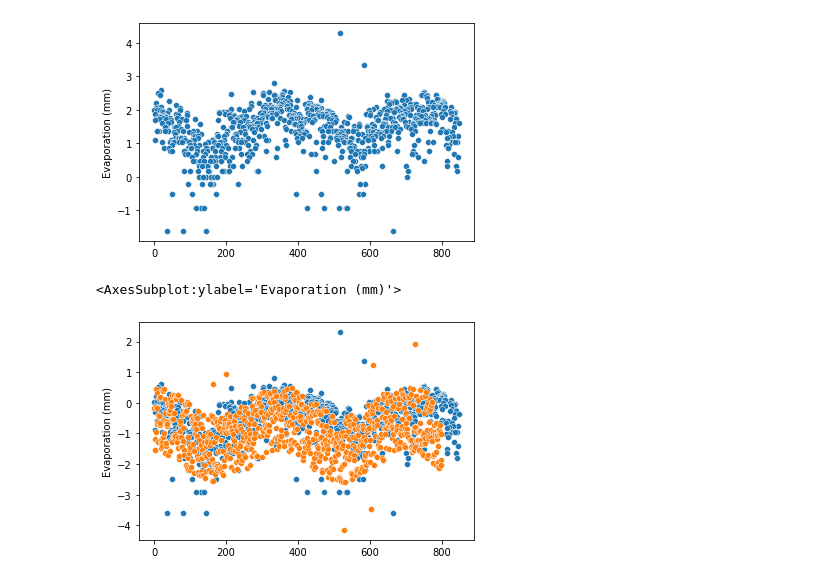
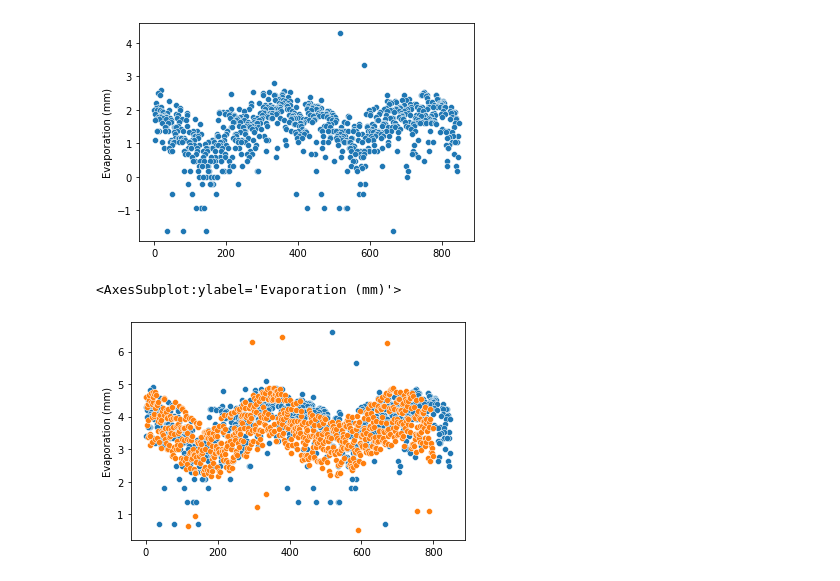
Before and after one commit to sha256yan/weather_analysis, a Jupyter notebook: plotting.ipynb, the cells around one changed output. Cells and saved outputs as stored; diff of their text form; code cells hidden in the pictures.

```diff
--- a/plotting.ipynb
+++ b/plotting.ipynb
@@ -19,9 +20,9 @@ def fake_evaporation(index):
     PROB_NEGATIVE = 0.5
     PROB_LARGE_RANDOM = 0.01
     LARGE_MAGNITUDE = 2
-    NOISE_MAGNITUDE = 1.1
+    NOISE_MAGNITUDE = 0.9
     ANGULAR_FREQ = (2*np.pi/350)
-    Y_CONSTANT = -1
+    Y_CONSTANT = + 3.5
 
     random_sign = random()
     if(random_sign > PROB_NEGATIVE):
@@ -90,12 +91,12 @@ sns.scatterplot(x=evap_logscale.index, y=evap_logscale)
 # %%
 """
     Evaporation plotted with a logarithmic y scale
 """
-evap_logscale = np.log((normalised_df["Evaporation (mm)"] * 10).sort_values(ascending=False).loc[cities_df["Evaporation (mm)"] > 0])
+evap_logscale = np.log((cities_df["Evaporation (mm)"] * 10).sort_values(ascending=False).loc[cities_df["Evaporation (mm)"] > 0])
 sns.scatterplot(x=evap_logscale.index, y=evap_logscale)
 
 evap_fake_vals = [fake_evaporation(t) for t in range(800)]
 sns.scatterplot(x=range(800), y=evap_fake_vals)
 # %% [output]
 <AxesSubplot:ylabel='Evaporation (mm)'>
-[figure, old version]
+[figure, new version]
```
Also changed, not shown: parts of 9 cells of this notebook, 2 other files.
